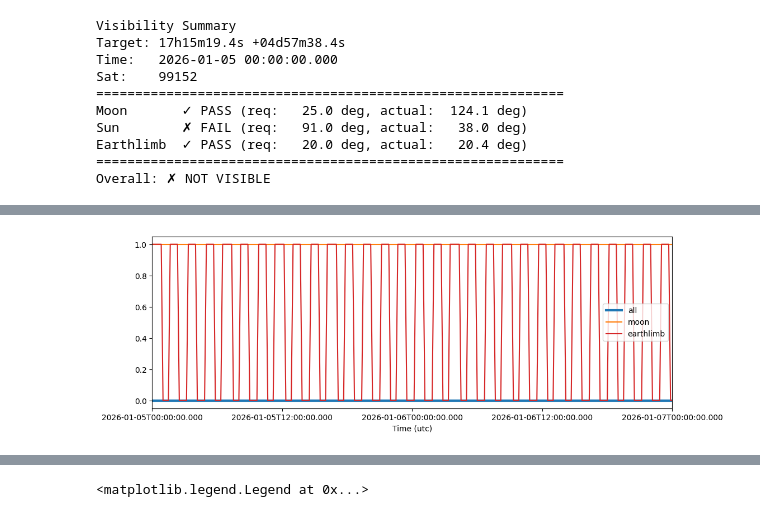
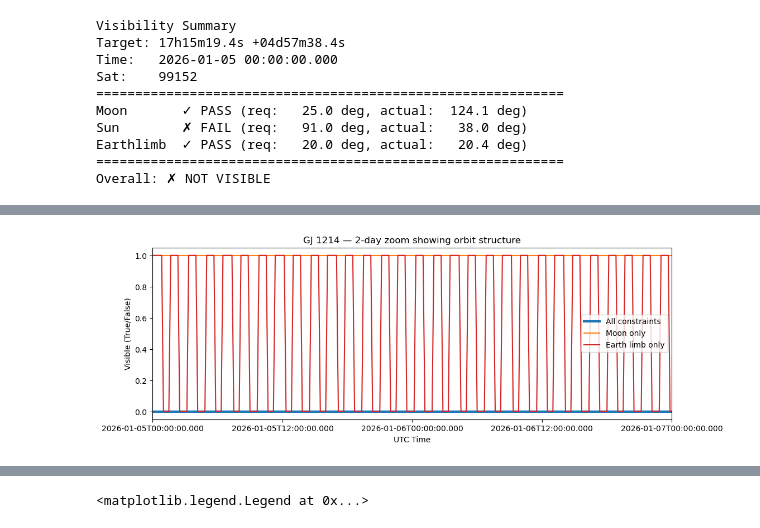
Before and after one commit to PandoraMission/pandora-visibility, a Jupyter notebook: docs/Example-useage.ipynb, the cells around one changed output, grey strips where cells are left out. Drawn from its saved outputs; the diff is of its cells as text; code cells hidden in the pictures.

```diff
--- a/docs/Example-useage.ipynb
+++ b/docs/Example-useage.ipynb
@@ -107,14 +223,14 @@ with time_support():
 # %%
-# similar but on a smaller time window
-
+# Zoomed to 2 days: orbit-by-orbit Earth limb occultations are visible
 with time_support():
-    plt.figure(figsize=[12,4])
-    plt.plot(times.utc, targ_vis, color="C0", label="all", lw=3, zorder=0)
-    plt.plot(times.utc, moon_vis, label="moon", color="C1", )
-    plt.plot(times.utc, earthlimb_vis, label="earthlimb", color="C3", )
-
+    plt.figure(figsize=[12, 4])
+    plt.plot(times.utc, targ_vis, color="C0", label="All constraints", lw=3, zorder=0)
+    plt.plot(times.utc, moon_vis, label="Moon only", color="C1")
+    plt.plot(times.utc, earthlimb_vis, label="Earth limb only", color="C3")
     plt.xlim(times.utc.min(), times.utc.min() + 2 * u.d)
-
+    plt.xlabel("UTC Time")
+    plt.ylabel("Visible (True/False)")
+    plt.title("GJ 1214 — 2-day zoom showing orbit structure")
     plt.legend()
 # %% [output]
-[figure, old version]
+[figure, new version]
```
Also changed, not shown: parts of 28 cells of this notebook.
